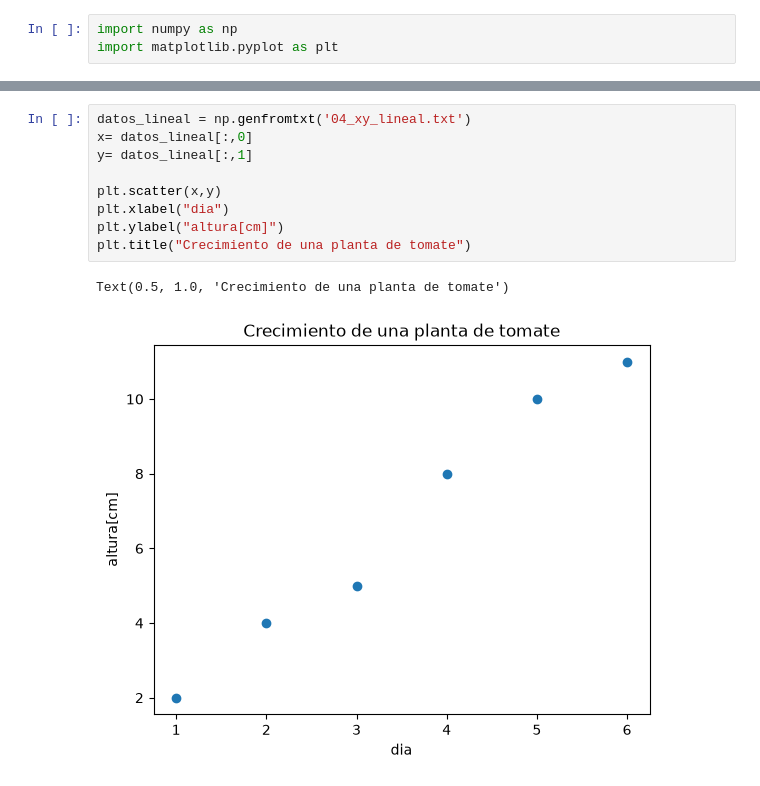
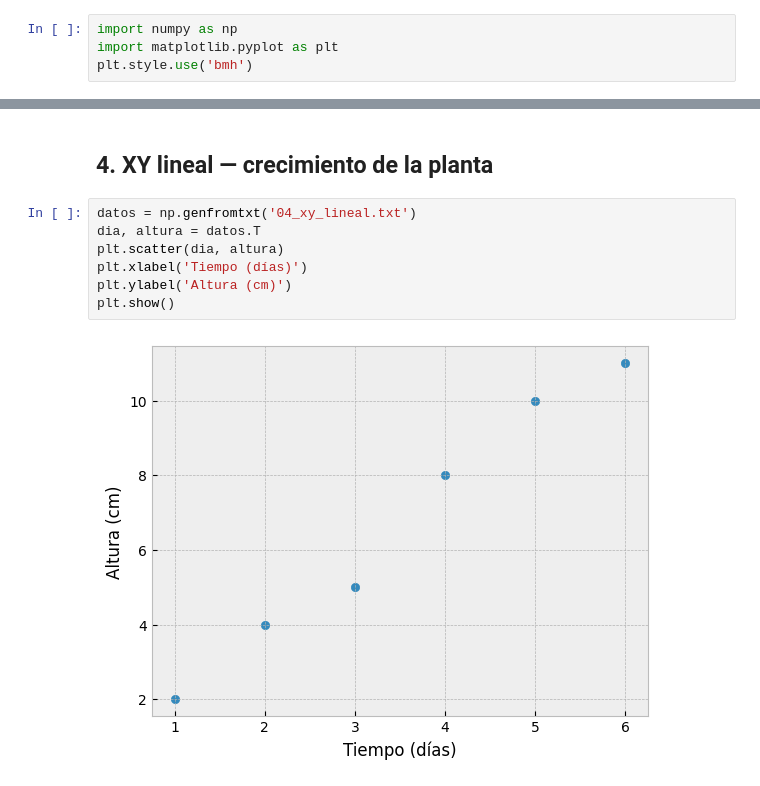
Before and after one commit to Dewscot/Clases, a Jupyter notebook: Lab 1/Ejercicios/Graficas/Graficas_ejercicios.ipynb, the cells around one changed output, grey strips where cells are left out. Saved outputs shown, nothing was run; the diff lists cells and outputs as text.

```diff
--- a/Lab 1/Ejercicios/Graficas/Graficas_ejercicios.ipynb
+++ b/Lab 1/Ejercicios/Graficas/Graficas_ejercicios.ipynb
@@ -1,3 +4,4 @@
 # %%
 import numpy as np
 import matplotlib.pyplot as plt
+plt.style.use('bmh')
@@ -49,12 +44,11 @@ plt.pie(y,labels=list(x),autopct='%1.1f%%')
+# %% [markdown]
+## 4. XY lineal — crecimiento de la planta
 # %%
-datos_lineal = np.genfromtxt('04_xy_lineal.txt')
-x= datos_lineal[:,0]
-y= datos_lineal[:,1]
-
-plt.scatter(x,y)
-plt.xlabel("dia")
-plt.ylabel("altura[cm]")
-plt.title("Crecimiento de una planta de tomate")
+datos = np.genfromtxt('04_xy_lineal.txt')
+dia, altura = datos.T
+plt.scatter(dia, altura)
+plt.xlabel('Tiempo (días)')
+plt.ylabel('Altura (cm)')
+plt.show()
 # %% [output]
-Text(0.5, 1.0, 'Crecimiento de una planta de tomate')
-[figure, old version]
+[figure, new version]
```
Also changed, not shown: parts of 13 cells of this notebook, 11 other files.
